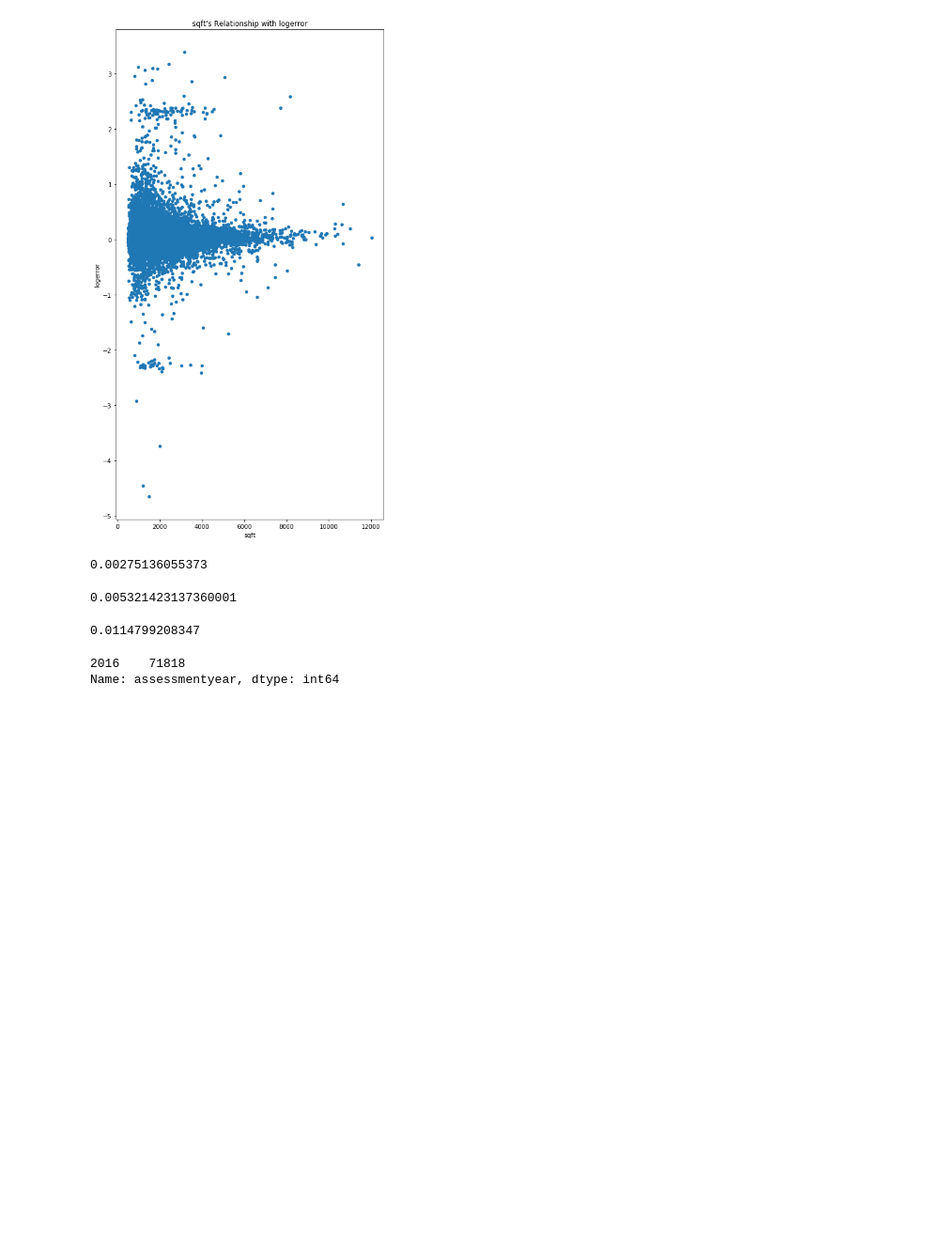
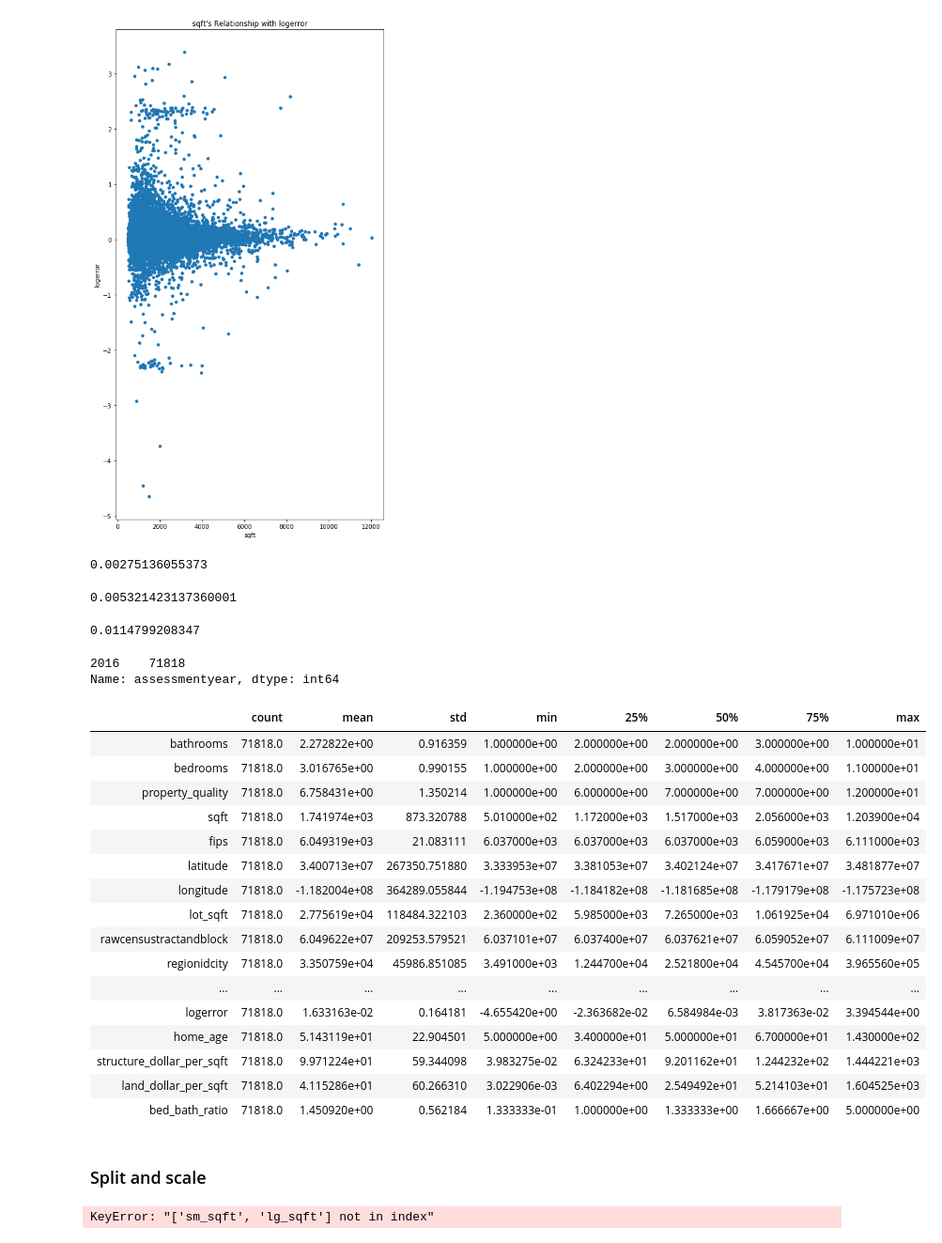
Before and after one commit to SKG-ZillowClusteringProject/zillow_clustering_project, a Jupyter notebook: notebooks/steve.ipynb, the cells around one changed output. Shown at 94% size. Drawn from its saved outputs; the diff is of its cells as text; code cells hidden in the pictures; blank space fills up the shorter version.

```diff
--- a/notebooks/steve.ipynb
+++ b/notebooks/steve.ipynb
@@ -310,3 +311,25 @@ df.assessmentyear.value_counts()
 # %% [output]
 2016    71818
 Name: assessmentyear, dtype: int64
+# %%
+df.describe().T
+# %% [output]
+|  | count | mean | std | min | 25% | 50% | 75% | max |
+| bathrooms | 71818.0 | 2.272822e+00 | 0.916359 | 1.000000e+00 | 2.000000e+00 | 2.000000e+00 | 3.000000e+00 | 1.000000e+01 |
+| bedrooms | 71818.0 | 3.016765e+00 | 0.990155 | 1.000000e+00 | 2.000000e+00 | 3.000000e+00 | 4.000000e+00 | 1.100000e+01 |
+| property_quality | 71818.0 | 6.758431e+00 | 1.350214 | 1.000000e+00 | 6.000000e+00 | 7.000000e+00 | 7.000000e+00 | 1.200000e+01 |
+| sqft | 71818.0 | 1.741974e+03 | 873.320788 | 5.010000e+02 | 1.172000e+03 | 1.517000e+03 | 2.056000e+03 | 1.203900e+04 |
+| fips | 71818.0 | 6.049319e+03 | 21.083111 | 6.037000e+03 | 6.037000e+03 | 6.037000e+03 | 6.059000e+03 | 6.111000e+03 |
+| latitude | 71818.0 | 3.400713e+07 | 267350.751880 | 3.333953e+07 | 3.381053e+07 | 3.402124e+07 | 3.417671e+07 | 3.481877e+07 |
+| longitude | 71818.0 | -1.182004e+08 | 364289.055844 | -1.194753e+08 | -1.184182e+08 | -1.181685e+08 | -1.179179e+08 | -1.175723e+08 |
+| lot_sqft | 71818.0 | 2.775619e+04 | 118484.322103 | 2.360000e+02 | 5.985000e+03 | 7.265000e+03 | 1.061925e+04 | 6.971010e+06 |
+| rawcensustractandblock | 71818.0 | 6.049622e+07 | 209253.579521 | 6.037101e+07 | 6.037400e+07 | 6.037621e+07 | 6.059052e+07 | 6.111009e+07 |
+| regionidcity | 71818.0 | 3.350759e+04 | 45986.851085 | 3.491000e+03 | 1.244700e+04 | 2.521800e+04 | 4.545700e+04 | 3.965560e+05 |
+| ... | ... | ... | ... | ... | ... | ... | ... | ... |
+| logerror | 71818.0 | 1.633163e-02 | 0.164181 | -4.655420e+00 | -2.363682e-02 | 6.584984e-03 | 3.817363e-02 | 3.394544e+00 |
+| home_age | 71818.0 | 5.143119e+01 | 22.904501 | 5.000000e+00 | 3.400000e+01 | 5.000000e+01 | 6.700000e+01 | 1.430000e+02 |
+| structure_dollar_per_sqft | 71818.0 | 9.971224e+01 | 59.344098 | 3.983275e-02 | 6.324233e+01 | 9.201162e+01 | 1.244232e+02 | 1.444221e+03 |
+| land_dollar_per_sqft | 71818.0 | 4.115286e+01 | 60.266310 | 3.022906e-03 | 6.402294e+00 | 2.549492e+01 | 5.214103e+01 | 1.604525e+03 |
+| bed_bath_ratio | 71818.0 | 1.450920e+00 | 0.562184 | 1.333333e-01 | 1.000000e+00 | 1.333333e+00 | 1.666667e+00 | 5.000000e+00 |
+# %% [markdown]
+### Split and scale
@@ -312,0 +368,24 @@ Name: assessmentyear, dtype: int64
+# %%
+# the variables that still need scaling
+scaled_vars = ['sm_sqft', 'lg_sqft', 'home_age', 'structure_dollar_per_sqft']
+
+# create new column names for the scaled variables by adding 'scaled_' to the beginning of each variable name
+scaled_column_names = ['scaled_' + i for i in scaled_vars]
+
+# select the X partitions: [X_train, X_validate, X_test]
+X = partitions[1:4]
+
+# fit the standardscaler to X_train
+X_train = X[0]
+scaler = StandardScaler(copy=True).fit(X_train[scaled_vars])
+
+
+def scale_and_concat(df):
+    scaled_array = scaler.transform(df[scaled_vars])
+    scaled_df = pd.DataFrame(scaled_array, columns=scaled_column_names, index=df.index.values)
+    return pd.concat((df, scaled_df), axis=1)
+
+for i in range(len(X)):
+    X[i] = scale_and_concat(X[i])
+# %% [output]
+KeyError: "['sm_sqft', 'lg_sqft'] not in index"
```
Also changed, not shown: parts of 3 cells of this notebook.
